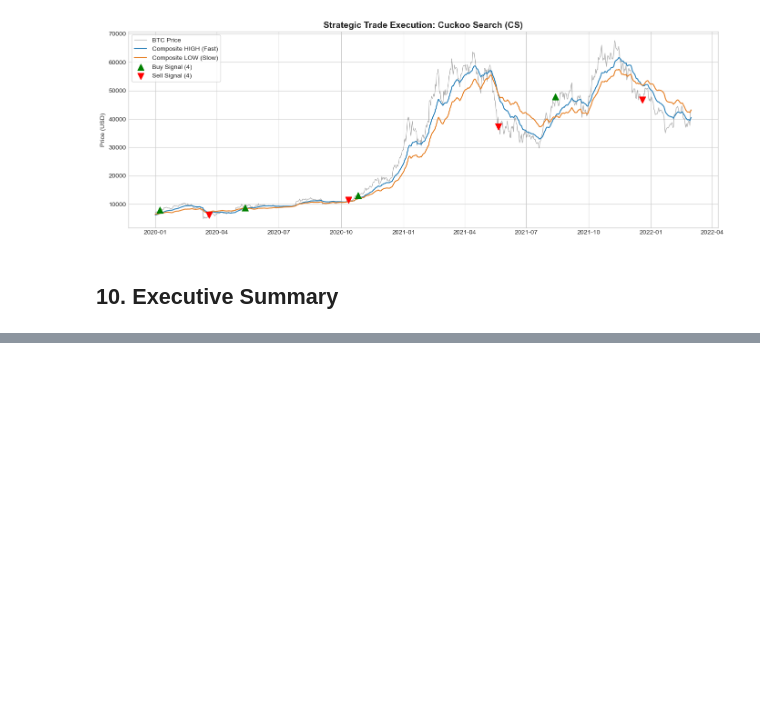
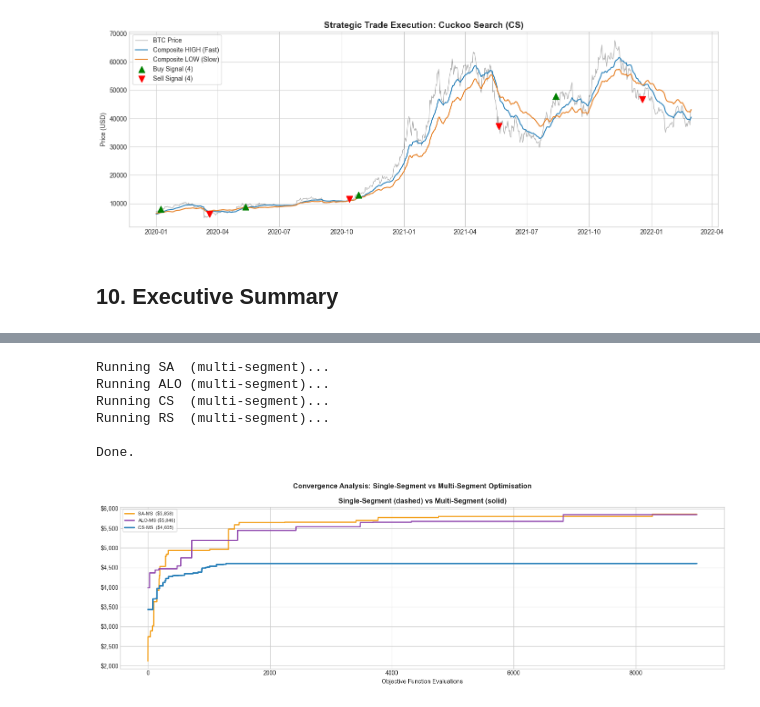
Before and after one commit to LingxiaoMa/ai_trading_bots, a Jupyter notebook: code.ipynb, the cells around one changed output, grey strips where cells are left out. Drawn from its saved outputs; the diff is of its cells as text; code cells hidden in the pictures; blank space fills up the shorter version.

Commit message:
Multi Segementation Exp

```diff
--- a/code.ipynb
+++ b/code.ipynb
@@ -432,0 +466,48 @@ Simulated Annealing       $30,872.92           $4,776.36              377.6%
+# %%
+BUDGET = 9000
+
+print("Running SA  (multi-segment)...")
+sa_ms_params, _, sa_ms_hist  = simulated_annealing(
+    train_prices, BOUNDS_14D, max_evals=BUDGET, fitness_fn=evaluate_fitness_multi)
+
+print("Running ALO (multi-segment)...")
+alo_ms_params, _, alo_ms_hist = antlion_optimizer(
+    train_prices, BOUNDS_14D, n_agents=30, max_iter=300, fitness_fn=evaluate_fitness_multi)
+
+print("Running CS  (multi-segment)...")
+cs_ms_params, _, cs_ms_hist  = cuckoo_search(
+    train_prices, BOUNDS_14D, n_nests=30, max_iter=150, fitness_fn=evaluate_fitness_multi)
+
+print("Running RS  (multi-segment)...")
+rs_ms_params, _, rs_ms_hist  = random_search(
+    train_prices, BOUNDS_14D, max_evals=BUDGET, fitness_fn=evaluate_fitness_multi)
+
+# Evaluate on full training set (single sequence) for fair comparison
+sa_ms_train  = evaluate_fitness(sa_ms_params,  train_prices)
+alo_ms_train = evaluate_fitness(alo_ms_params, train_prices)
+cs_ms_train  = evaluate_fitness(cs_ms_params,  train_prices)
+
+print("\nDone.")
+# %% [output]
+Running SA  (multi-segment)...
+Running ALO (multi-segment)...
+Running CS  (multi-segment)...
+Running RS  (multi-segment)...
+
+Done.
+# %%
+fig, ax = plt.subplots(figsize=(15, 5))
+
+ax.plot(np.linspace(0, BUDGET, len(sa_ms_hist)),  sa_ms_hist,  label=f'SA-MS  (${max(sa_ms_hist):,.0f})',  color='#f39c12', linewidth=2)
+ax.plot(np.linspace(0, BUDGET, len(alo_ms_hist)), alo_ms_hist, label=f'ALO-MS (${max(alo_ms_hist):,.0f})', color='#8e44ad', linewidth=2)
+ax.plot(np.linspace(0, BUDGET, len(cs_ms_hist)),  cs_ms_hist,  label=f'CS-MS  (${max(cs_ms_hist):,.0f})',  color='#2980b9', linewidth=2.5)
+ax.set_xlabel('Objective Function Evaluations')
+ax.set_title('Single-Segment (dashed) vs Multi-Segment (solid)', fontweight='bold')
+ax.legend(frameon=True, facecolor='white', fontsize=8)
+ax.yaxis.set_major_formatter(plt.FuncFormatter(lambda v, _: f'${v:,.0f}'))
+
+plt.suptitle('Convergence Analysis: Single-Segment vs Multi-Segment Optimisation', fontweight='bold')
+plt.tight_layout()
+plt.show()
+# %% [output]
+[figure, added]
```
Also changed, not shown: parts of 14 cells of this notebook, 1 other file.
